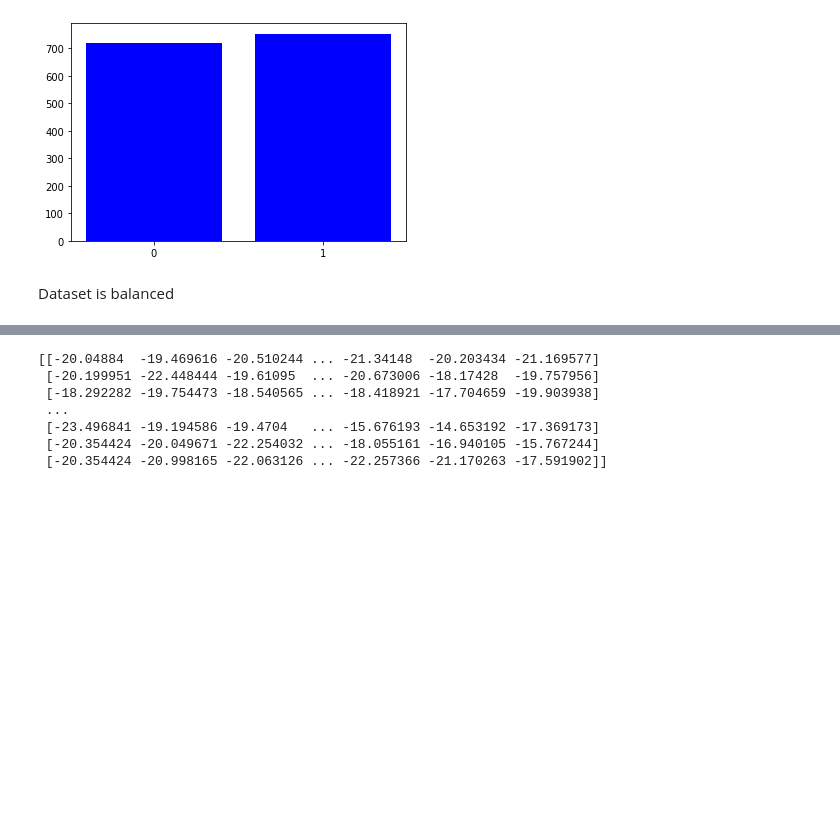
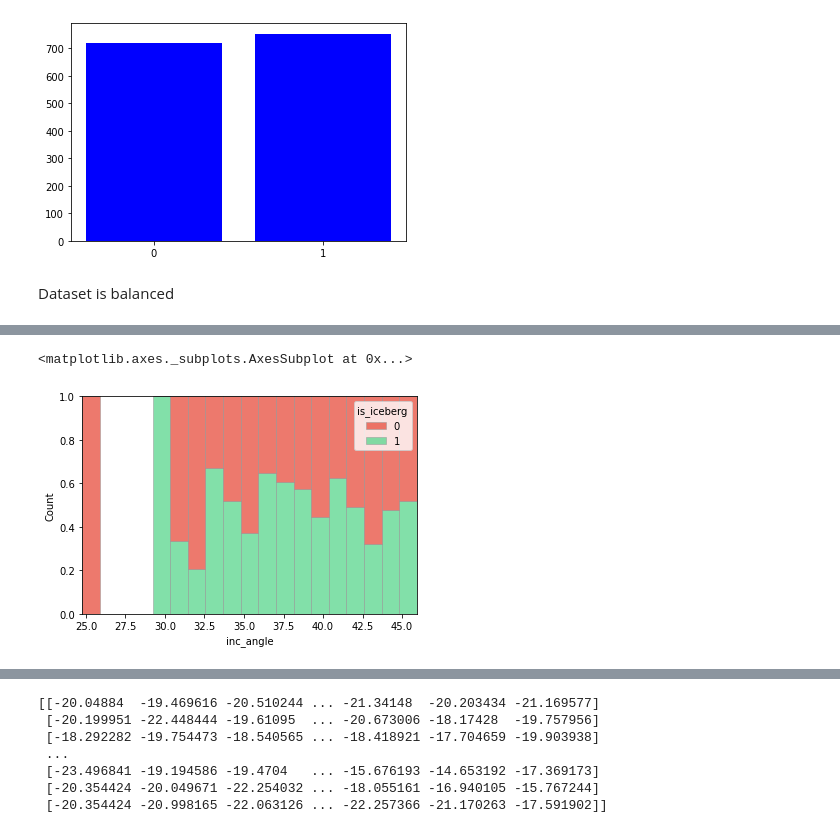
Before and after one commit to GZabalaG/AIMaster, a Jupyter notebook: borrador_2_trabajo_programacion.ipynb, the cells around one changed output, grey strips where cells are left out. Drawn from its saved outputs; the diff is of its cells as text; code cells hidden in the pictures; blank space fills up the shorter version.

```diff
--- a/borrador_2_trabajo_programacion.ipynb
+++ b/borrador_2_trabajo_programacion.ipynb
@@ -175,0 +192,13 @@ Dataset is balanced
+# %%
+#inc_angle vs is_iceberg Plot
+sns.histplot(
+    data = train,
+    x = 'inc_angle', hue = 'is_iceberg',
+    multiple = 'fill',
+    palette = sns.color_palette(['#E74C3C', '#58D68D']),
+    edgecolor = '.6',
+    linewidth = .5
+)
+# %% [output]
+<matplotlib.axes._subplots.AxesSubplot at 0x...>
+[figure, added]
```
Also changed, not shown: parts of 24 cells of this notebook.
